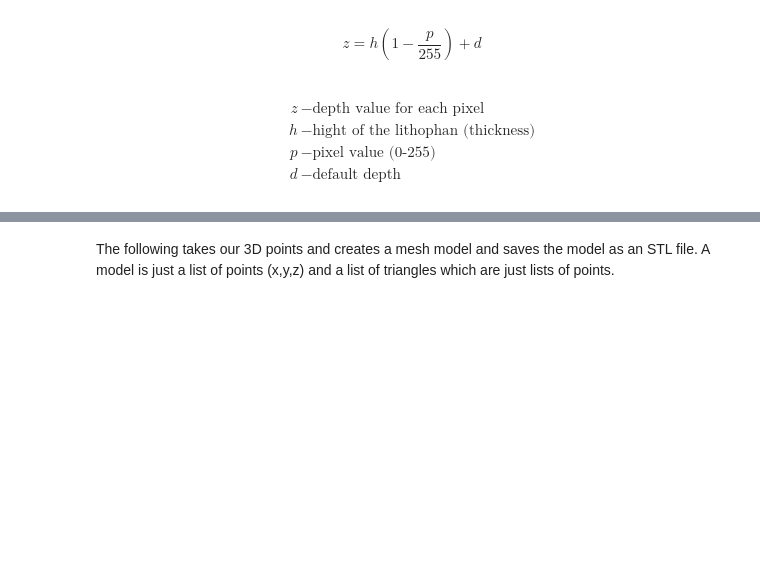
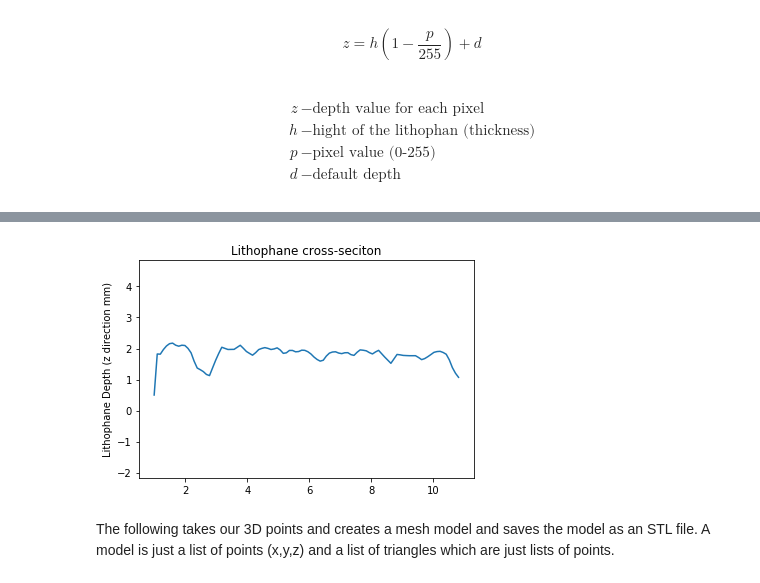
Before and after one commit to colbrydi/Lithophane, a Jupyter notebook: Lithophane_Tutorial.ipynb, the cells around one changed output, grey strips where cells are left out. Saved outputs shown, nothing was run; the diff lists cells and outputs as text; code cells hidden in the pictures; blank space fills up the shorter version.

```diff
--- a/Lithophane_Tutorial.ipynb
+++ b/Lithophane_Tutorial.ipynb
@@ -107,3 +142,12 @@ plt.colorbar();
+# %%
+#plot a cross section to try and visualize data
+plt.plot(x[550,0:100],z[550,0:100])
+plt.axis('equal');
+
+plt.ylabel('Lithophane Depth (z direction mm)')
+plt.title('Lithophane cross-seciton');
+# %% [output]
+[figure, added]
 # %% [markdown]
 The following takes our 3D points and creates a mesh model and saves the model as an STL file. A model is just a list of points (x,y,z) and a list of triangles which are just lists of points.
 # %%
```
Also changed, not shown: parts of 14 cells of this notebook.
